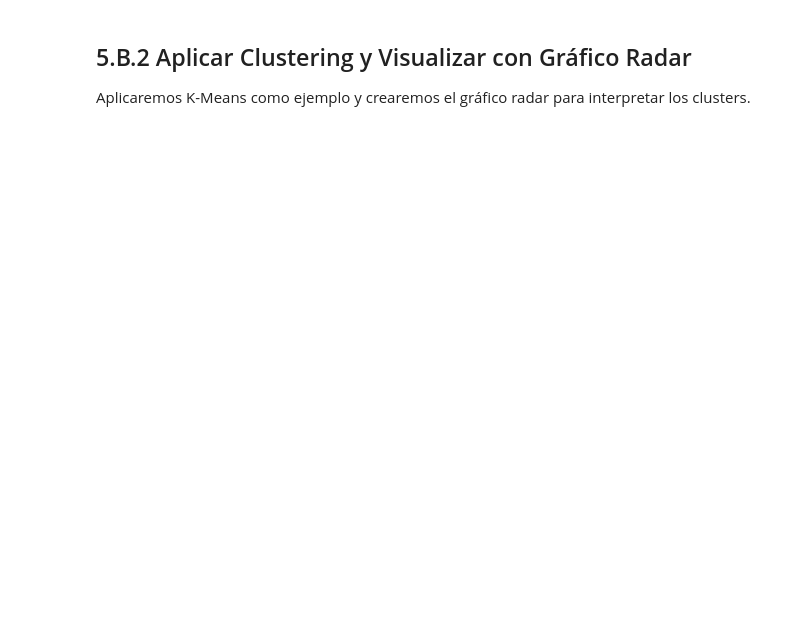
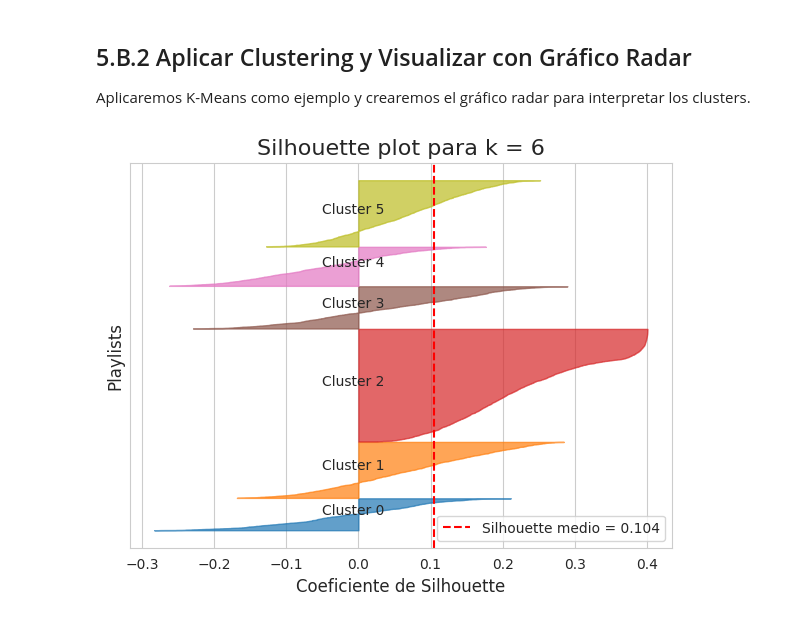
Before and after one commit to fabianlgomez/mpd-PlaylistSimilarity-unal, a Jupyter notebook: associationRules&Clustering.ipynb, the cells around one changed output. Saved outputs shown, nothing was run; the diff lists cells and outputs as text; code cells hidden in the pictures; blank space fills up the shorter version.

```diff
--- a/associationRules&Clustering.ipynb
+++ b/associationRules&Clustering.ipynb
@@ -865,6 +898,48 @@ display(playlist_features_scaled_df.head())
 # %% [markdown]
 ## 5.B.2 Aplicar Clustering y Visualizar con Gráfico Radar
 Aplicaremos K-Means como ejemplo y crearemos el gráfico radar para interpretar los clusters.
+# %%
+import numpy as np
+import matplotlib.pyplot as plt
+from sklearn.metrics import silhouette_samples, silhouette_score
+K_PLAYLISTS = 6
+kmeans_playlist = KMeans(n_clusters=K_PLAYLISTS, random_state=42, n_init=10)
+playlist_labels = kmeans_playlist.fit_predict(playlist_features_scaled_df)
+
+# --- 1. Prepara datos (sin la columna 'cluster') ---
+X       = playlist_features_scaled_df.drop(columns='cluster').values
+labels  = playlist_labels
+n_clust = K_PLAYLISTS
+
+# --- 2. Silhouette ---
+sil_avg   = silhouette_score(X, labels, metric='euclidean')
+sil_vals  = silhouette_samples(X, labels)
+
+# --- 3. Gráfico ---
+fig, ax = plt.subplots(figsize=(7, 5))
+y_lower = 10
+
+for c in range(n_clust):
+    c_sil = sil_vals[labels == c]
+    c_sil.sort()
+    size = len(c_sil)
+    y_upper = y_lower + size
+    color = plt.cm.tab10(c / n_clust)
+
+    ax.fill_betweenx(np.arange(y_lower, y_upper), 0, c_sil,
+                     facecolor=color, edgecolor=color, alpha=0.7)
+    ax.text(-0.05, y_lower + size / 2, f'Cluster {c}')
+    y_lower = y_upper + 10      # espacio entre barras
+
+ax.axvline(sil_avg, color="red", linestyle="--",
+           label=f'Silhouette medio = {sil_avg:.3f}')
+ax.set_xlabel("Coeficiente de Silhouette")
+ax.set_ylabel("Playlists")
+ax.set_title(f"Silhouette plot para k = {n_clust}")
+ax.set_yticks([]); ax.legend()
+plt.show()
+# %% [output]
+[figure, added]
 # %%
 # --- 5.B.2 K-Means para Playlists y Gráfico Radar ---
 
```
Also changed, not shown: parts of 5 cells of this notebook.
